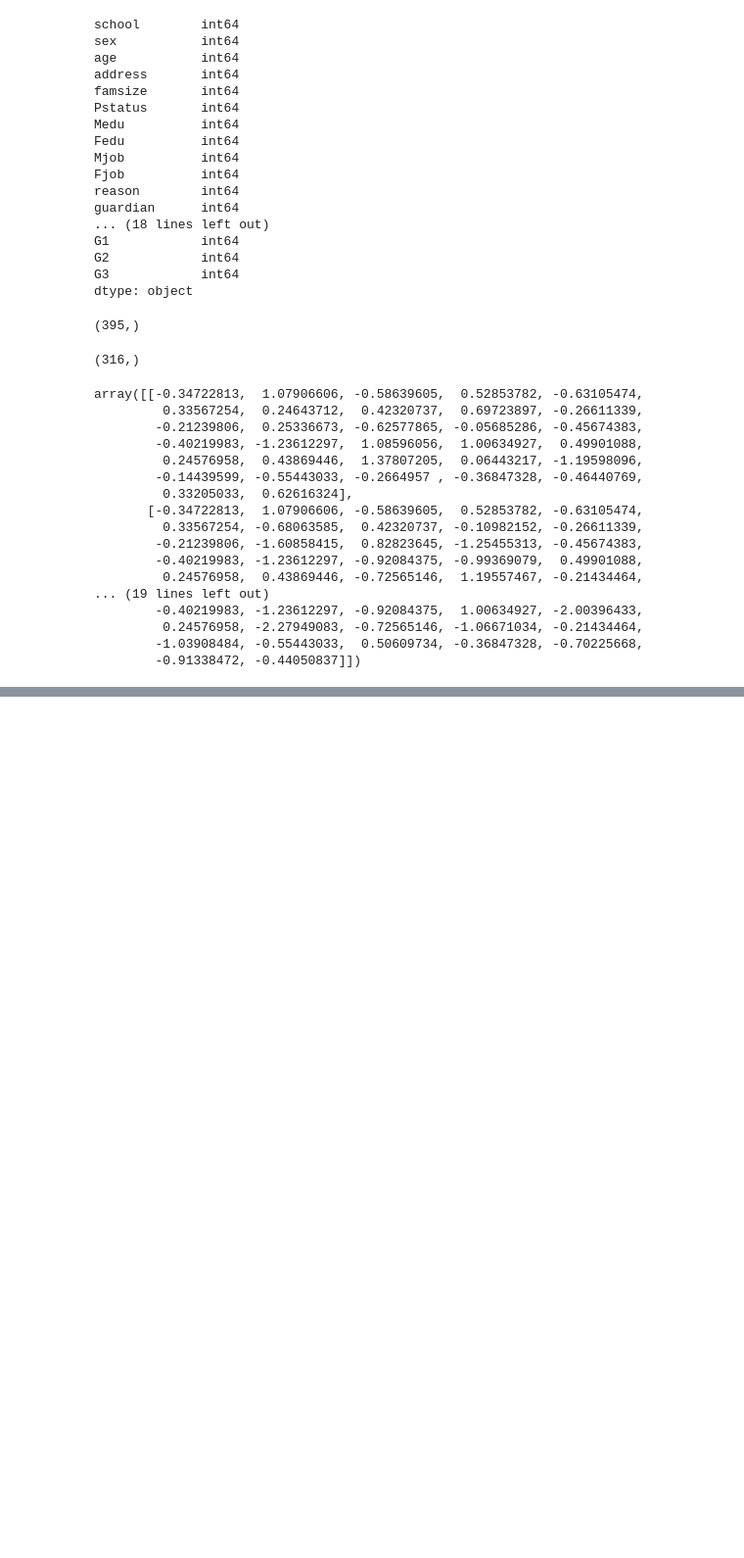
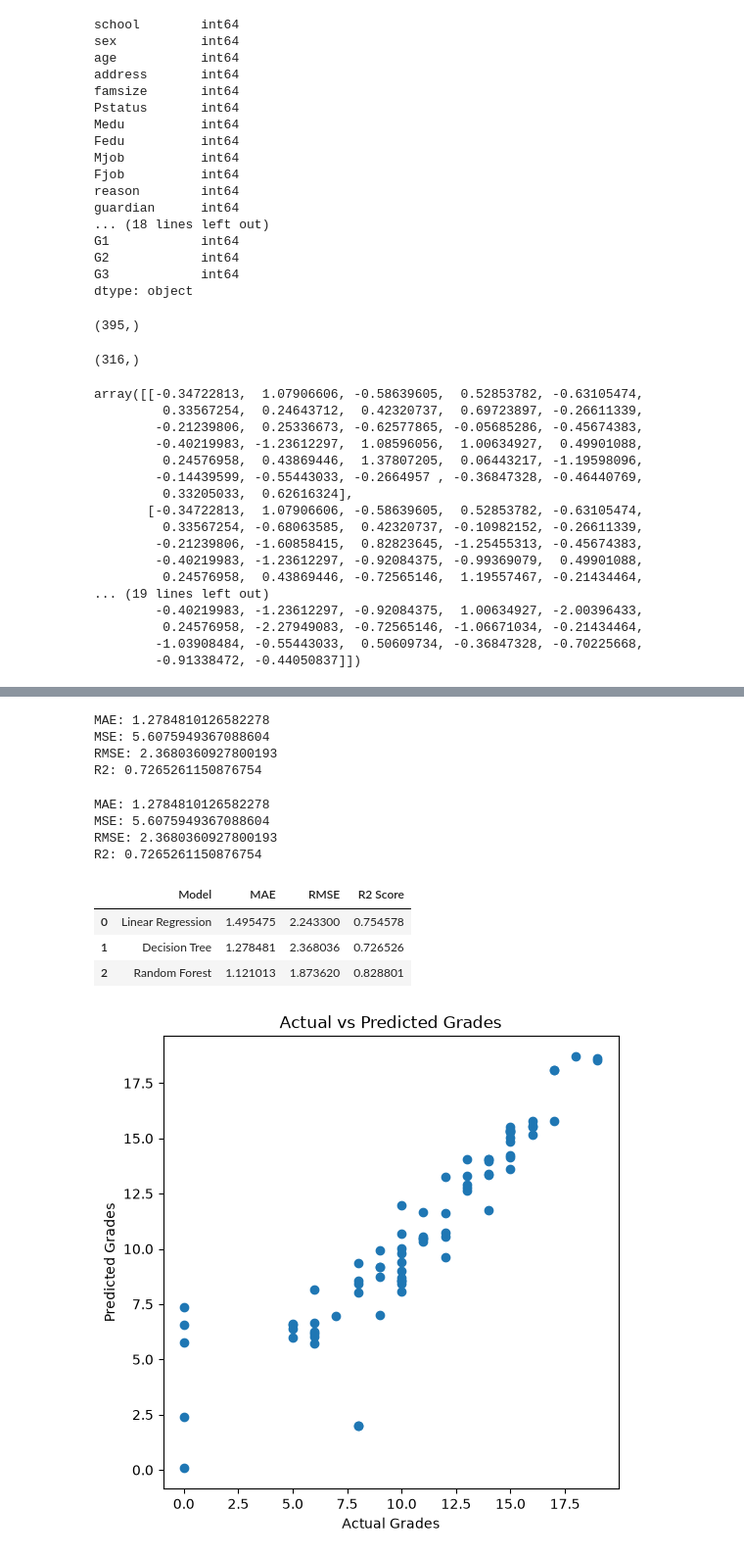
Before and after one commit to Purva-Kakadiya/student-performance-prediction, a Jupyter notebook: notebooks/Student_Performance.ipynb, the cells around one changed output, grey strips where cells are left out. Shown at 98% size. Drawn from its saved outputs; the diff is of its cells as text; code cells hidden in the pictures; blank space fills up the shorter version.

Commit message:
Train and evaluate machine learning models

```diff
--- a/notebooks/Student_Performance.ipynb
+++ b/notebooks/Student_Performance.ipynb
@@ -76,7 +76,7 @@ y.shape
 (395,)
 # %%
 from sklearn.model_selection import train_test_split
-X_train, X_test, Y_train, Y_test = train_test_split(
+X_train, X_test, y_train, y_test = train_test_split(
     X,
     y,
     test_size = 0.2,
@@ -113,0 +123,5 @@ array([[-0.34722813,  1.07906606, -0.58639605,  0.52853782, -0.63105474,
+# %%
+lr = LinearRegression()
+lr.fit(X_train_scaled, y_train)
+lr_predictions = lr.predict(X_test_scaled)
+lr_predictions[:10]
@@ -113,0 +171,70 @@ array([[-0.34722813,  1.07906606, -0.58639605,  0.52853782, -0.63105474,
+# %%
+dt = DecisionTreeRegressor(random_state = 42)
+dt.fit(X_train_scaled, y_train)
+dt_predictions = dt.predict(X_test_scaled)
+print("MAE:", mean_absolute_error(y_test, dt_predictions))
+print("MSE:", mean_squared_error(y_test, dt_predictions))
+print("RMSE:", np.sqrt(mean_squared_error(y_test, dt_predictions)))
+print("R2:", r2_score(y_test, dt_predictions))
+# %% [output]
+MAE: 1.2784810126582278
+MSE: 5.6075949367088604
+RMSE: 2.3680360927800193
+R2: 0.7265261150876754
+# %%
+rf = RandomForestRegressor(random_state = 42)
+rf.fit(X_train_scaled, y_train)
+rf_predictions = rf.predict(X_test_scaled)
+print("MAE:", mean_absolute_error(y_test, dt_predictions))
+print("MSE:", mean_squared_error(y_test, dt_predictions))
+print("RMSE:", np.sqrt(mean_squared_error(y_test, dt_predictions)))
+print("R2:", r2_score(y_test, dt_predictions))
+# %% [output]
+MAE: 1.2784810126582278
+MSE: 5.6075949367088604
+RMSE: 2.3680360927800193
+R2: 0.7265261150876754
+# %%
+results = pd.DataFrame({
+    "Model": [
+        "Linear Regression",
+        "Decision Tree",
+        "Random Forest"
+    ],
+    "MAE": [
+        mean_absolute_error(y_test, lr_predictions),
+        mean_absolute_error(y_test, dt_predictions),
+        mean_absolute_error(y_test, rf_predictions)
+    ],
+    "RMSE": [
+        np.sqrt(mean_squared_error(y_test, lr_predictions)),
+        np.sqrt(mean_squared_error(y_test, dt_predictions)),
+        np.sqrt(mean_squared_error(y_test, rf_predictions))
+    ],
+    "R2 Score": [
+        r2_score(y_test, lr_predictions),
+        r2_score(y_test, dt_predictions),
+        r2_score(y_test, rf_predictions)
+    ]
+})
+
+results
+# %% [output]
+|  | Model | MAE | RMSE | R2 Score |
+| 0 | Linear Regression | 1.495475 | 2.243300 | 0.754578 |
+| 1 | Decision Tree | 1.278481 | 2.368036 | 0.726526 |
+| 2 | Random Forest | 1.121013 | 1.873620 | 0.828801 |
+# %%
+plt.figure(figsize=(6,6))
+
+plt.scatter(y_test, rf_predictions)
+
+plt.xlabel("Actual Grades")
+
+plt.ylabel("Predicted Grades")
+
+plt.title("Actual vs Predicted Grades")
+
+plt.show()
+# %% [output]
+[figure, added]
```
Also changed, not shown: parts of 10 cells of this notebook.
